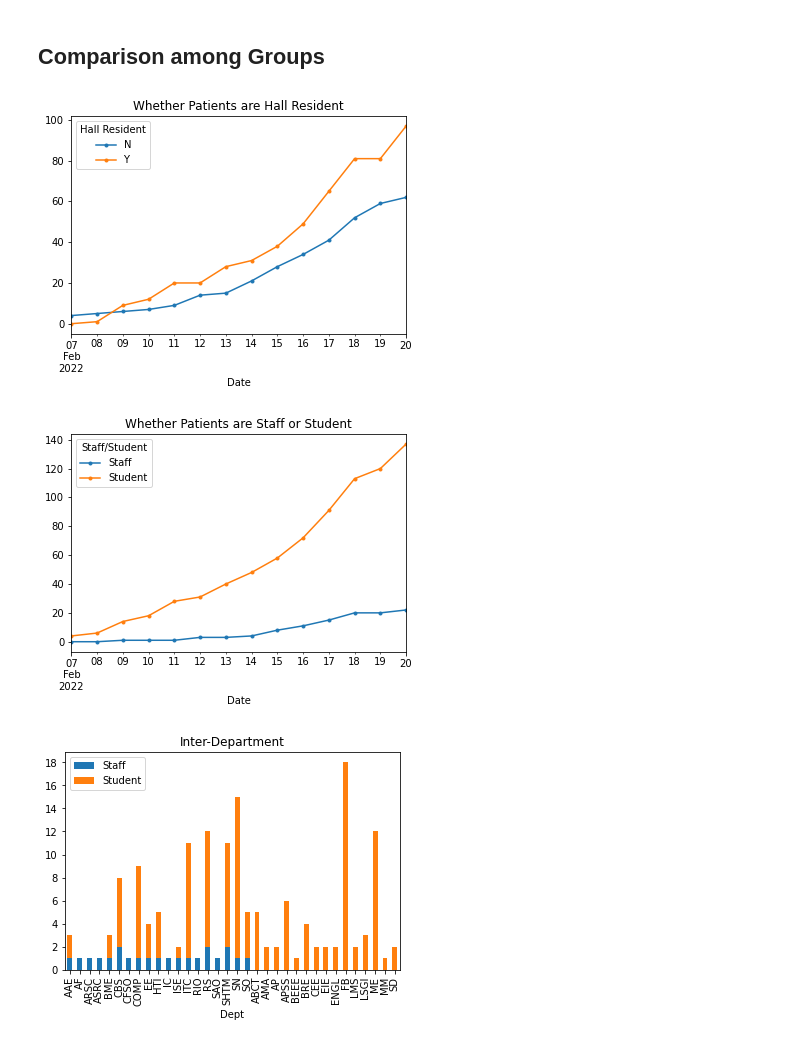
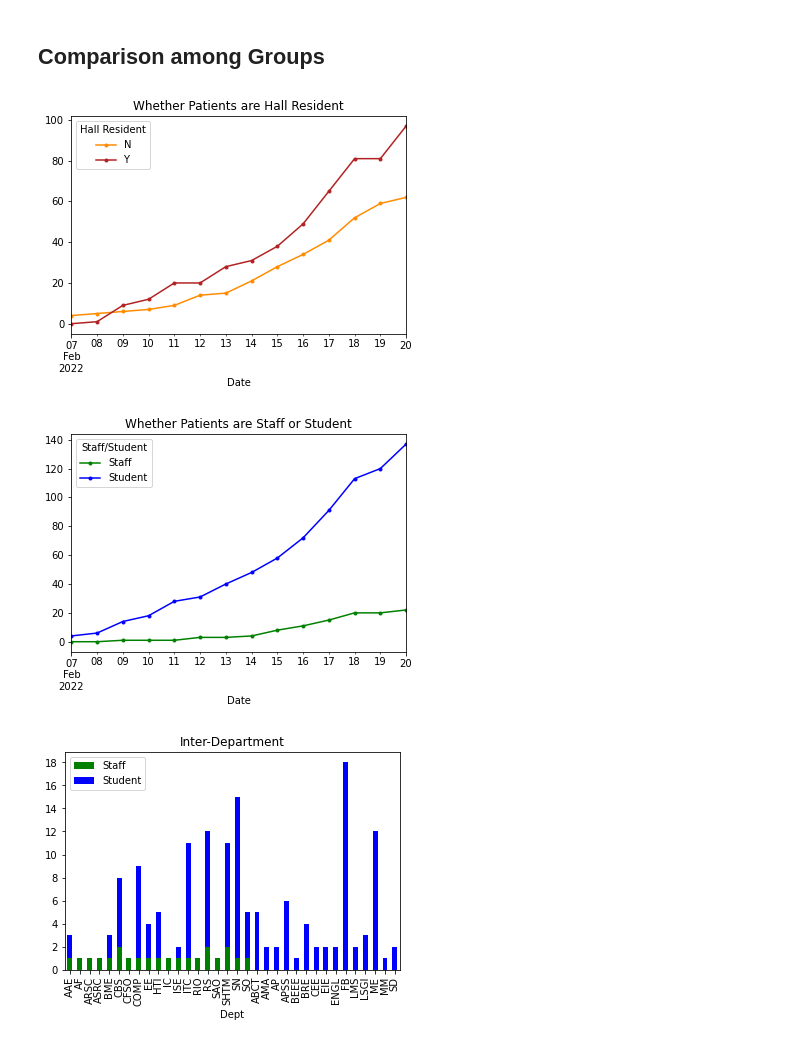
Before and after one commit to McXD/polyu-covid, a Jupyter notebook: nb/plots.ipynb, the cells around one changed output. Cells and saved outputs as stored; diff of their text form; code cells hidden in the pictures.

Commit message:
Export figures and display in readme

```diff
--- a/nb/plots.ipynb
+++ b/nb/plots.ipynb
@@ -33,3 +35,7 @@ df
+# %%
+# save a pandas plot
+def save(ax, name: str):
+    ax.get_figure().savefig('../plots/' + name)
 # %% [markdown]
 ## Daily Cases
 # %%
@@ -57,17 +58,27 @@ def group_by_date_with(column_name, **args):
 # %%
-group_by_date_with('Hall Resident', style = '.-', title='Whether Patients are Hall Resident')
+hall = (df.groupby(['Date', 'Hall Resident'])
+        .count().unstack()['Case Ref.']
+        .fillna(0).cumsum()
+        .plot(kind='line', style='.-', color=['darkorange', 'firebrick'], title='Whether Patients are Hall Resident'))
+
+save(hall, 'hall.png')
 # %% [output]
-[figure, old version]
+[figure, new version]
 # %%
-group_by_date_with('Staff/Student', style='.-',title='Whether Patients are Staff or Student')
+staff = (df.groupby(['Date', 'Staff/Student']).count().unstack()['Case Ref.']
+         .fillna(0).cumsum()
+         .plot(kind='line', style='.-', color=['g', 'b'], title='Whether Patients are Staff or Student'))
+save(staff, 'staff.png')
 # %% [output]
-[figure, old version]
+[figure, new version]
 # %%
 dsc = df[['Dept', 'Staff/Student', 'Case Ref.']]
 staff = dsc[dsc['Staff/Student'] == 'Staff'][['Dept', 'Case Ref.']].groupby('Dept').count()
 student = dsc[dsc['Staff/Student'] == 'Student'][['Dept', 'Case Ref.']].groupby('Dept').count()
 
-ax = pd.concat([staff, student], axis=1).set_axis(['Staff', 'Student'], axis=1).fillna(0).plot(kind='bar', stacked=True, title='Inter-Department')
+ax = pd.concat([staff, student], axis=1).set_axis(['Staff', 'Student'], axis=1).fillna(0).plot(kind='bar', stacked=True, color = ['g', 'b'], title='Inter-Department')
 ax.yaxis.set_major_locator(MaxNLocator(integer=True))  # integer y ticks
+
+save(ax, 'dept.png')
 # %% [output]
-[figure, old version]
+[figure, new version]
```
Also changed, not shown: parts of 3 cells of this notebook, 5 other files.
